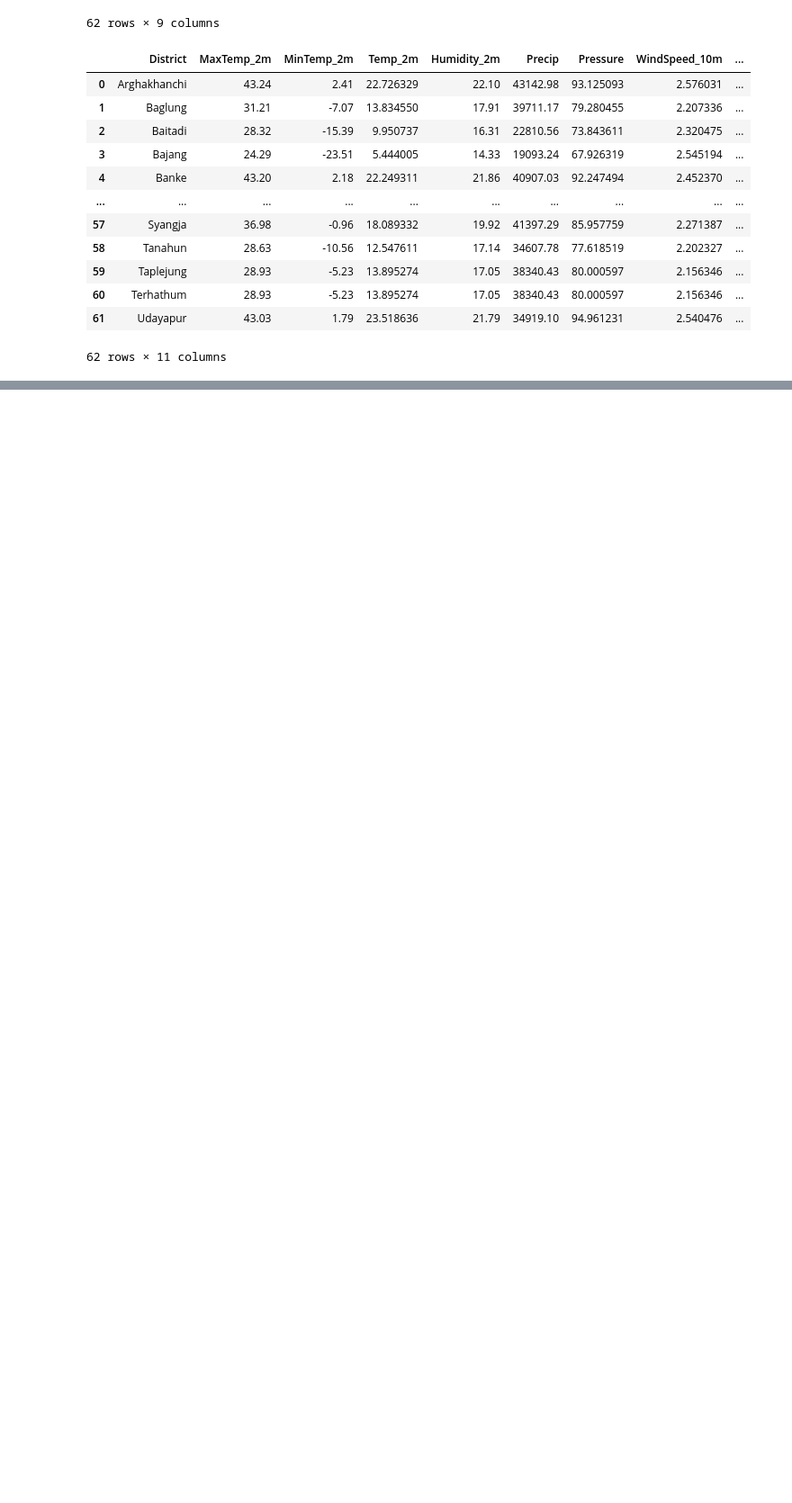
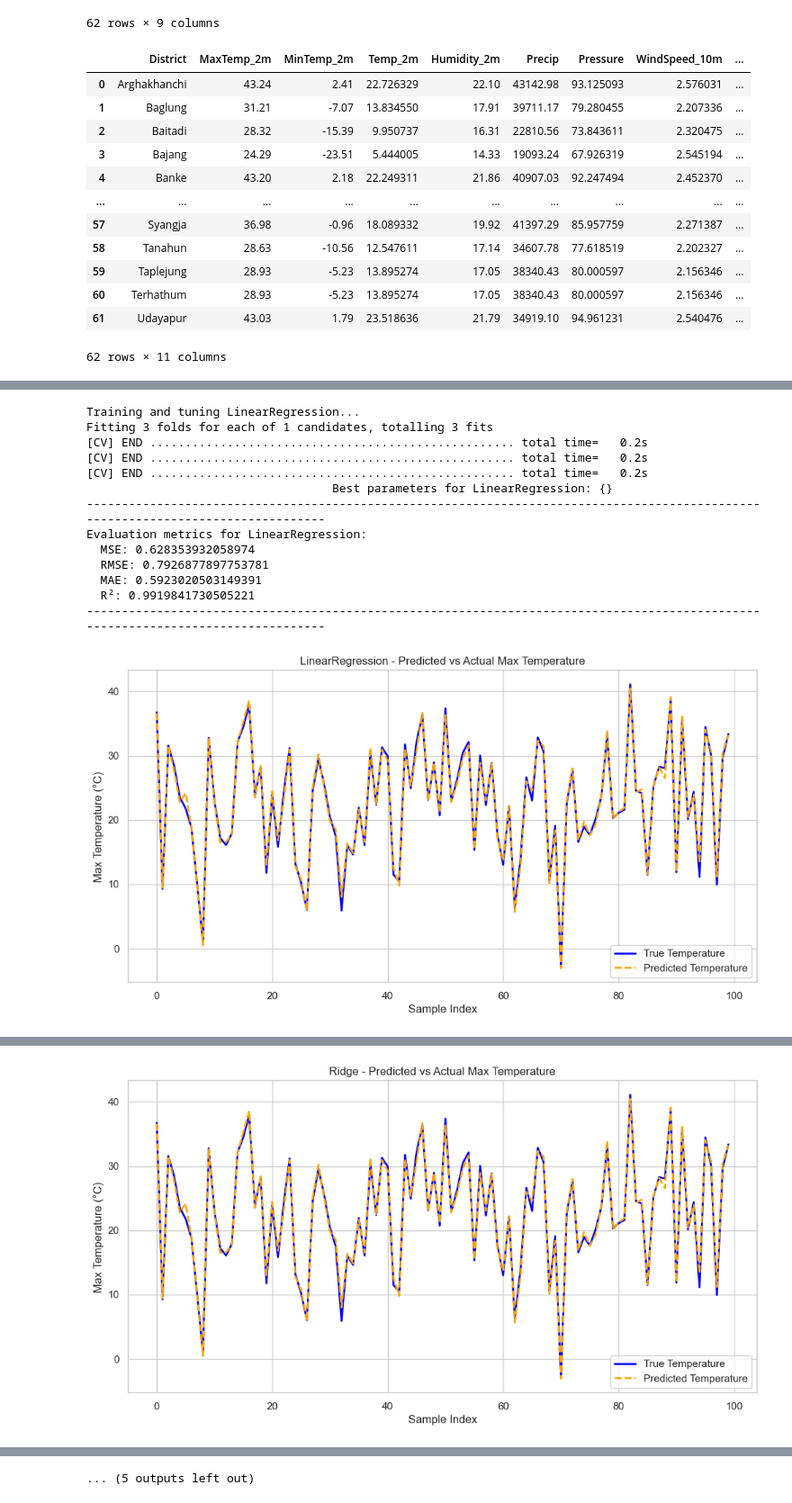
Before and after one commit to sanjip1203/nepal-daily-climate, a Jupyter notebook: nepal_climate.ipynb, the cells around one changed output, grey strips where cells are left out. Shown at 90% size. Cells and saved outputs as stored; diff of their text form; code cells hidden in the pictures; blank space fills up the shorter version.

Commit message:
model training

```diff
--- a/nepal_climate.ipynb
+++ b/nepal_climate.ipynb
@@ -362,0 +432,7 @@ m
+# %%
+features = ['Precip', 'Pressure', 'Humidity_2m', 'WindSpeed_10m', 'MaxWindSpeed_10m', 'MinWindSpeed_10m', 'Temp_2m', 'DayOfYear', 'Month', 'Year']
+X = df2[features]  # Features
+y = df2['MaxTemp_2m']  # Target variable
+# %%
+from sklearn.model_selection import train_test_split
+X_train,X_test,y_train,y_test = train_test_split(X,y,test_size=0.2,random_state=0)
@@ -362,0 +453,13 @@ m
+# %%
+models = {
+    'LinearRegression': LinearRegression(),
+    'Ridge': Ridge(),
+    'Lasso': Lasso(),
+    'ElasticNet': ElasticNet(),
+    'DecisionTree': DecisionTreeRegressor(),
+    'RandomForest': RandomForestRegressor(),
+    'GradientBoosting': GradientBoostingRegressor(),
+    'XGB': xgb.XGBRegressor(),
+    'LGBM': lgb.LGBMRegressor(),
+    'CatBoost': CatBoostRegressor(silent=True)  # Disable output for CatBoost
+}
@@ -362,0 +510,54 @@ m
+# %%
+# Perform GridSearchCV for each model
+best_models = {}
+for model_name, model in models.items():
+    print(f"Training and tuning {model_name}...")
+
+    # Perform GridSearchCV
+    grid_search = GridSearchCV(estimator=model, param_grid=param_grid[model_name], cv=3, scoring='neg_mean_squared_error', verbose=2, n_jobs=-1)
+    grid_search.fit(X_train, y_train)
+
+    best_models[model_name] = grid_search.best_estimator_
+    print(f"                                   Best parameters for {model_name}: {grid_search.best_params_}")
+
+    # Predict with the best model
+    y_pred = grid_search.best_estimator_.predict(X_test)
+
+    # Evaluate the model using multiple metrics
+    mse = mean_squared_error(y_test, y_pred)
+    rmse = np.sqrt(mse)  # RMSE is the square root of MSE
+    mae = mean_absolute_error(y_test, y_pred)
+    r2 = r2_score(y_test, y_pred)
+    print("-"*130)
+    print(f"Evaluation metrics for {model_name}:")
+    print(f"  MSE: {mse}")
+    print(f"  RMSE: {rmse}")
+    print(f"  MAE: {mae}")
+    print(f"  R²: {r2}")
+    print("-"*130)
+
+
+    # Plotting only the first 100 points to avoid clutter
+    plt.figure(figsize=(12, 6))
+    plt.plot(y_test.values[:100], label='True Temperature', color='blue', linewidth=2)
+    plt.plot(y_pred[:100], label='Predicted Temperature', linestyle='--', color='orange', linewidth=2)
+    plt.xlabel('Sample Index')
+    plt.ylabel('Max Temperature (°C)')
+    plt.title(f'{model_name} - Predicted vs Actual Max Temperature')
+    plt.legend()
+    plt.show()
+# %% [output]
+Training and tuning LinearRegression...
+Fitting 3 folds for each of 1 candidates, totalling 3 fits
+[CV] END .................................................... total time=   0.2s
+[CV] END .................................................... total time=   0.2s
+[CV] END .................................................... total time=   0.2s
+                                   Best parameters for LinearRegression: {}
+----------------------------------------------------------------------------------------------------------------------------------
+Evaluation metrics for LinearRegression:
+  MSE: 0.628353932058974
+  RMSE: 0.7926877897753781
+  MAE: 0.5923020503149391
+  R²: 0.9919841730505221
+----------------------------------------------------------------------------------------------------------------------------------
+[figure, added]
@@ -362,0 +581 @@ m
+[figure, added]
@@ -362,0 +670 @@ m
+... (5 outputs left out)
```
Also changed, not shown: parts of 9 cells of this notebook.
